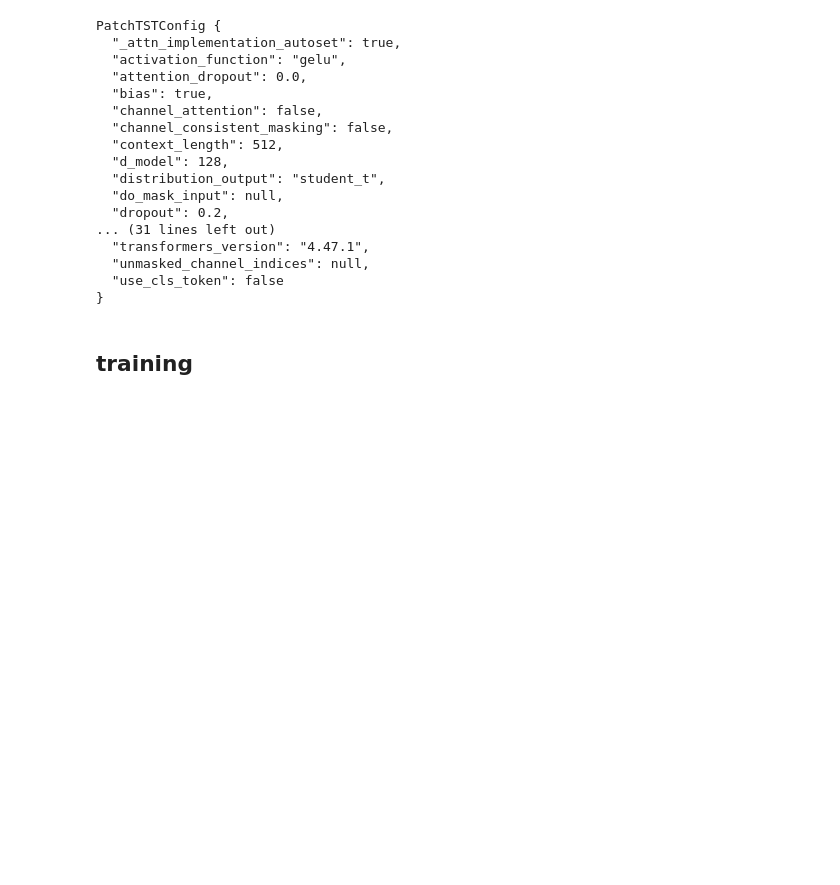
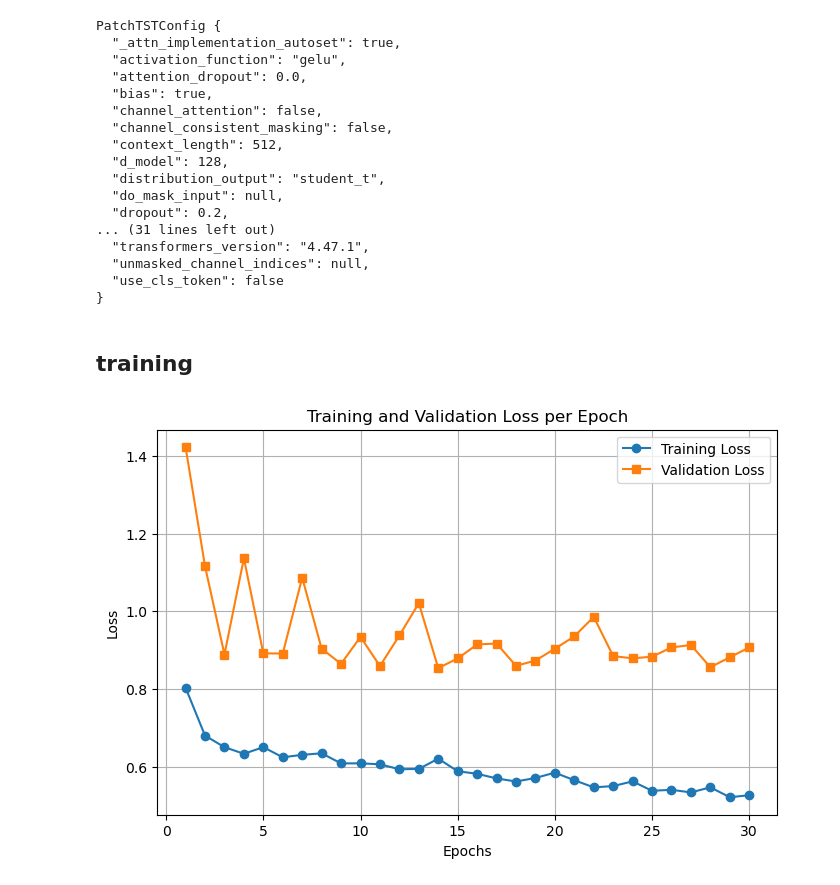
Before and after one commit to enzoben/PatchTST, a Jupyter notebook: main.ipynb, the cells around one changed output. Cells and saved outputs as stored; diff of their text form; code cells hidden in the pictures; blank space fills up the shorter version.

Commit message:
adding validation set

```diff
--- a/main.ipynb
+++ b/main.ipynb
@@ -25,19 +26,17 @@ sliding_window = 16
 forcasting_horizon = 96
 batch_size = 64
 
-train_set, test_set = get_train_test_datasets(
+train_set, val_set, test_set = get_train_test_datasets(
     data_path+'/ETTm1.csv',
     test_size=0.2,
     window_size=window_size,
     sliding_size=sliding_window,
     forcasting_horizon=forcasting_horizon,
-    kind='sliding_window'
+    kind='sliding_window',
+    validation_size=0.1
     )
 
-train_loader = DataLoader(train_set, batch_size=10, shuffle=True)
-test_loader = DataLoader(test_set, batch_size=10, shuffle=True)
-
-num_channels = next(iter(train_loader))[0].shape[1]
+num_channels = train_set[0][0].shape[0]
 # %% [markdown]
 ## Initialisation du modèle
 # %%
@@ -49,7 +48,7 @@ configuration = PatchTSTConfig(
     context_length=window_size,
     patch_stride=sliding_window,
     prediction_length=forcasting_horizon,
-    random_mask_ratio=0.4,
+    random_mask_ratio=0.2,
     d_model=128,
     num_attention_heads=16,
     num_hidden_layers=3,
@@ -93,8 +92,9 @@ PatchTSTConfig {
 ## training
 # %%
 optimizer = torch.optim.Adam(model.parameters(), lr=0.001)
+lr_scheduler = torch.optim.lr_scheduler.ExponentialLR(optimizer, gamma=0.95)
 criterion = nn.MSELoss()
 
-num_epochs = 10
+num_epochs = 30
 # %%
 from tqdm import tqdm
@@ -122,2 +170,12 @@ def train(model, optimizer, criterion, batch_size, num_epochs, train_set, device
 # %%
-train(model, optimizer, criterion, batch_size, num_epochs, train_set, device)
+train(model,
+      optimizer,
+      criterion,
+      batch_size,
+      num_epochs,
+      train_set,
+      val_set,
+      device,
+      plot = True)
+# %% [output]
+[figure, added]
```
Also changed, not shown: parts of 2 cells of this notebook, 1 other file.
